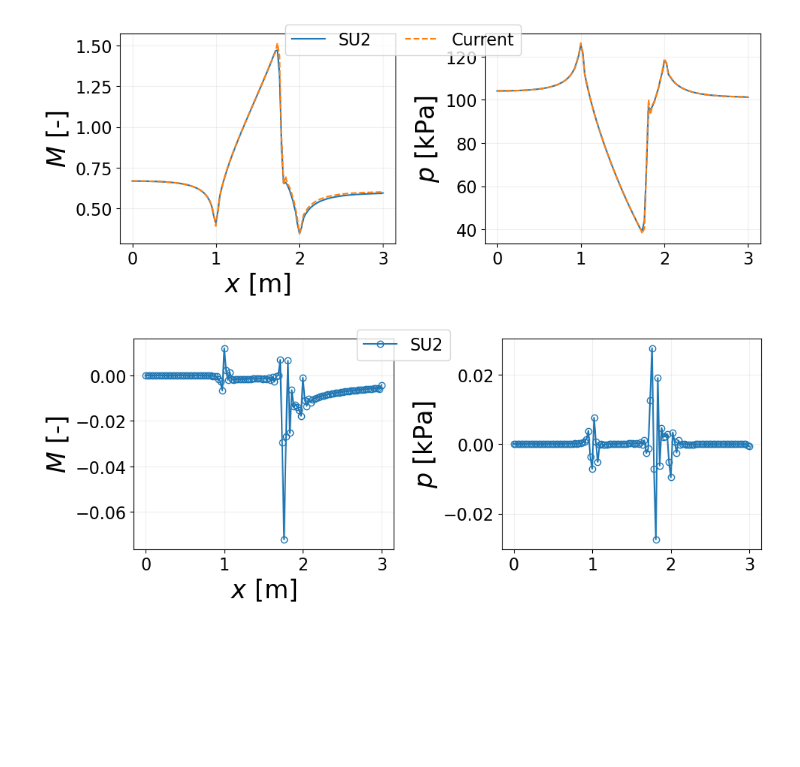
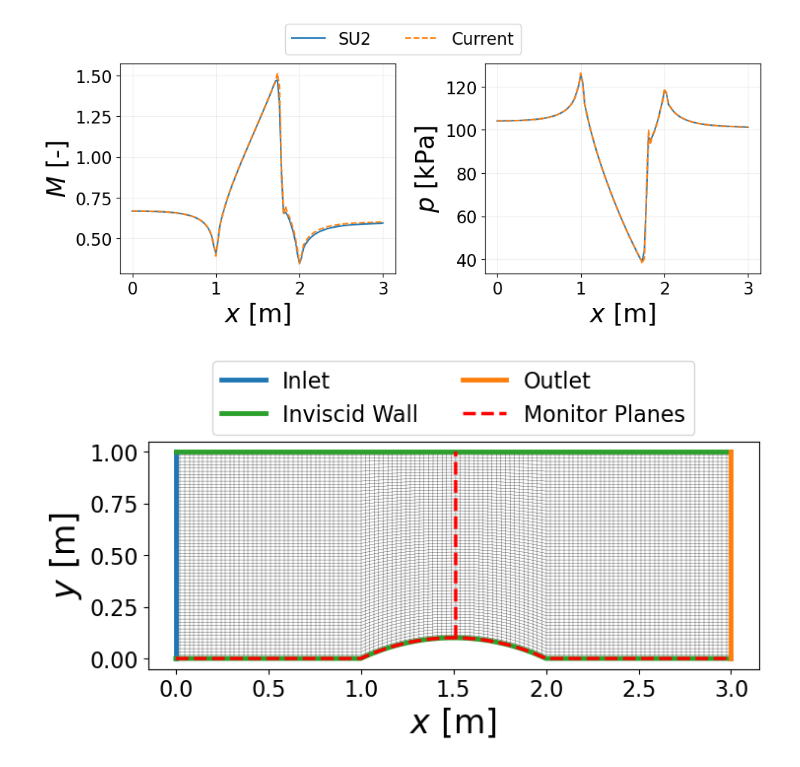
Before and after one commit to fneri13/CTurboBFM, a Jupyter notebook: run/CircularBump2D/run_JST/compare_results.ipynb, the cells around one changed output. Cells and saved outputs as stored; diff of their text form; code cells hidden in the pictures; blank space fills up the shorter version.

```diff
--- a/run/CircularBump2D/run_JST/compare_results.ipynb
+++ b/run/CircularBump2D/run_JST/compare_results.ipynb
@@ -23,56 +23,56 @@ ctbfm = {col: df[col].to_numpy().reshape((ni, nj, nk)) for col in df.columns}
 # %%
 # Create figure and axes
 fig, (ax1, ax2) = plt.subplots(1, 2, figsize=(10,4))
 
 # Primary y-axis: Mach number (C0)
 ax1.plot(su2['Points_0'], su2['Mach'], '-', mfc='none', color='C0', label='SU2')
 ax1.plot(ctbfm['x'][:,0,0], ctbfm['Mach'][:,0,0], '--', mfc='none', color='C1', label='Current')
 ax1.set_xlabel(r'$x$ [m]')
 ax1.set_ylabel(r'$M$ [-]')
 ax1.grid(alpha=0.2)
 
 # Secondary y-axis: Pressure (C1)
 # ax2 = ax1.twinx()
 ax2.plot(su2['Points_0'], su2['Pressure']/1000, '-', mfc='none', color='C0')
 ax2.plot(ctbfm['x'][:,0,0], ctbfm['Pressure'][:,0,0]/1000, '--', mfc='none', color='C1')
 ax2.set_ylabel(r'$p$ [kPa]')
 ax2.grid(alpha=0.2)
+ax2.set_xlabel(r'$x$ [m]')
 
 
 # Build custom legend: only two entries (SU2 and Current)
 
-fig.legend(loc='upper center', ncol=2)
+fig.legend(loc='upper center', ncol=2, bbox_to_anchor=(0.5, 1.1))
 plt.tight_layout()
 # Save figure
 plt.savefig("Pictures/CircularBump_Mach_Pressure.pdf", bbox_inches='tight')
 # plt.show()
 # %% [output]
-[figure, old version]
+[figure, new version]
 # %%
-# Create figure and axes
-fig, (ax1, ax2) = plt.subplots(1, 2, figsize=(10,4))
+# plot grid
+plt.figure(figsize=(8,3))
+ni,nj,nk = ctbfm['x'].shape
+for i in range(1, ni-1):
+    plt.plot(ctbfm['x'][i, :, 0] , ctbfm['y'][i, :, 0] , 'k', lw=0.2)
+for j in range(1, nj-1):
+    plt.plot(ctbfm['x'][:, j, 0] , ctbfm['y'][:, j, 0] , 'k', lw=0.2)
 
-# Primary y-axis: Mach number (C0)
-ax1.plot(su2['Points_0'], (su2['Mach']- ctbfm['Mach'][:,0,0])/su2['Mach'].max(), '-o', mfc='none', color='C0', label='SU2')
-# ax1.plot(ctbfm['x'][:,0,0], ctbfm['Mach'][:,0,0], '--', mfc='none', color='C1', label='Current')
-ax1.set_xlabel(r'$x$ [m]')
-ax1.set_ylabel(r'$M$ [-]')
-ax1.grid(alpha=0.2)
+plt.plot(ctbfm['x'][0, :, 0] , ctbfm['y'][0, :, 0] , 'C0', label='Inlet', lw=3.5)
+plt.plot(ctbfm['x'][:, 0, 0] , ctbfm['y'][:, 0, 0] , 'C2', label='Inviscid Wall', lw=3.5)
+plt.plot(ctbfm['x'][:, -1, 0] , ctbfm['y'][:, -1, 0] , 'C2', lw=3.5)
+plt.plot(ctbfm['x'][-1, :, 0] , ctbfm['y'][-1, :, 0] , 'C1',label='Outlet', lw=3.5)
 
-# Secondary y-axis: Pressure (C1)
-# ax2 = ax1.twinx()
-ax2.plot(su2['Points_0'], (su2['Pressure'] - ctbfm['Pressure'][:,0,0])/su2['Pressure'].max(), '-o', mfc='none', color='C0')
-# ax2.plot(ctbfm['x'][:,0,0], ctbfm['Pressure'][:,0,0]/1000, '--', mfc='none', color='C1')
-ax2.set_ylabel(r'$p$ [kPa]')
-ax2.grid(alpha=0.2)
+plt.plot(ctbfm['x'][ni//2, :, 0], ctbfm['y'][ni//2, :, 0], '--r', lw=2.5, label='Monitor Planes')
+plt.plot(ctbfm['x'][:, 0, 0], ctbfm['y'][:, 0, 0], '--r', lw=2.5)
 
 
-# Build custom legend: only two entries (SU2 and Current)
 
-fig.legend(loc='upper center', ncol=2)
-plt.tight_layout()
-# Save figure
-plt.savefig("Pictures/CircularBump_Mach_Pressure_Errors.pdf", bbox_inches='tight')
-# plt.show()
+plt.xlabel(r'$x$ [m]')
+plt.ylabel(r'$y$ [m]')
+# plt.gca().set_aspect('equal', adjustable='box')
+
+plt.legend(ncol=2, bbox_to_anchor=(0.5, 1.4), loc='upper center')
+plt.savefig('Pictures/circularbump_grid.pdf', bbox_inches='tight')
 # %% [output]
-[figure, old version]
+[figure, new version]
```
Also changed, not shown: parts of 2 cells of this notebook, 3 other files.
